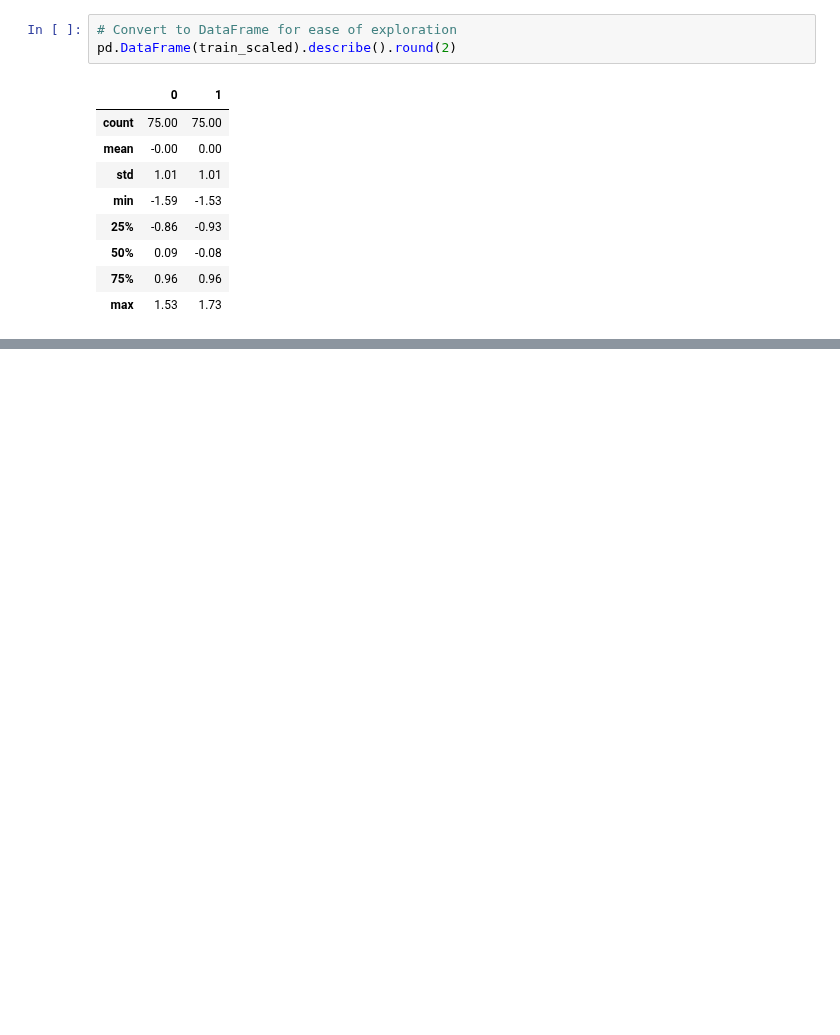
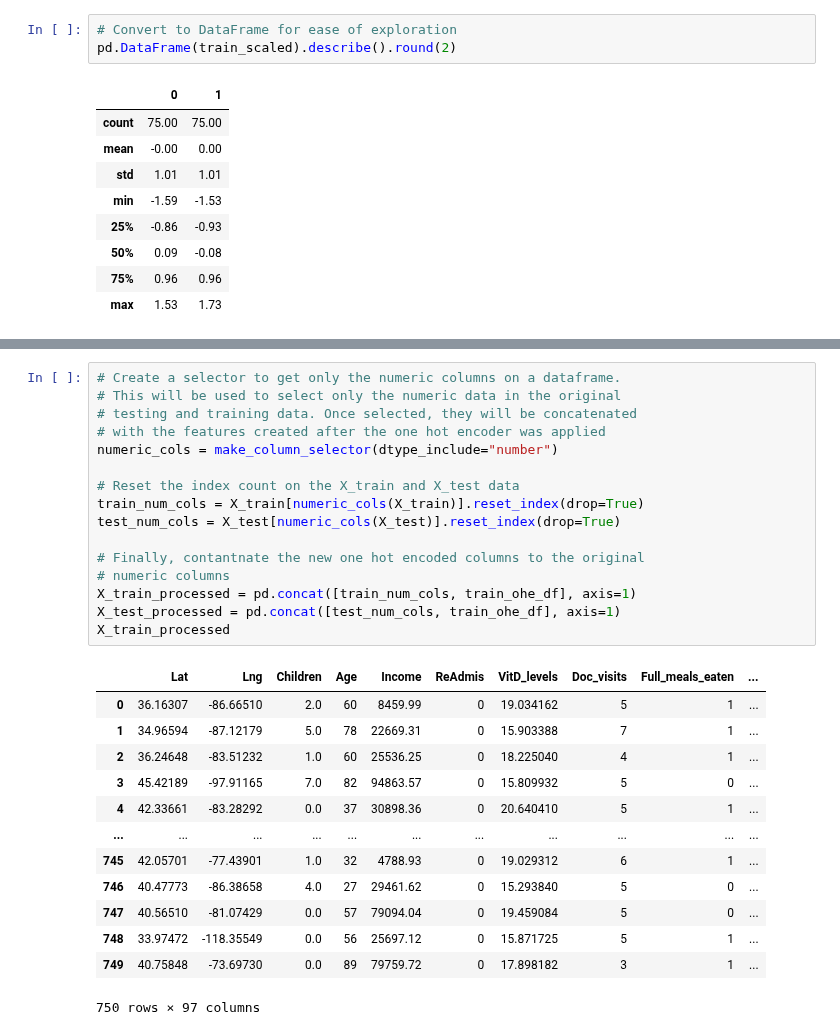
Before and after one commit to john-a-dixon/coding-dojo, a Jupyter notebook: Week 5/Readings.ipynb, the cells around one changed output, grey strips where cells are left out. Cells and saved outputs as stored; diff of their text form; blank space fills up the shorter version.

Commit message:
FINALLY done with this long section...

```diff
--- a/Week 5/Readings.ipynb
+++ b/Week 5/Readings.ipynb
@@ -229,0 +359,30 @@ pd.DataFrame(train_scaled).describe().round(2)
+# %%
+# Create a selector to get only the numeric columns on a dataframe.
+# This will be used to select only the numeric data in the original
+# testing and training data. Once selected, they will be concatenated
+# with the features created after the one hot encoder was applied
+numeric_cols = make_column_selector(dtype_include="number")
+
+# Reset the index count on the X_train and X_test data
+train_num_cols = X_train[numeric_cols(X_train)].reset_index(drop=True)
+test_num_cols = X_test[numeric_cols(X_test)].reset_index(drop=True)
+
+# Finally, contantnate the new one hot encoded columns to the original
+# numeric columns
+X_train_processed = pd.concat([train_num_cols, train_ohe_df], axis=1)
+X_test_processed = pd.concat([test_num_cols, train_ohe_df], axis=1)
+X_train_processed
+# %% [output]
+|  | Lat | Lng | Children | Age | Income | ReAdmis | VitD_levels | Doc_visits | Full_meals_eaten | ... |
+| 0 | 36.16307 | -86.66510 | 2.0 | 60 | 8459.99 | 0 | 19.034162 | 5 | 1 | ... |
+| 1 | 34.96594 | -87.12179 | 5.0 | 78 | 22669.31 | 0 | 15.903388 | 7 | 1 | ... |
+| 2 | 36.24648 | -83.51232 | 1.0 | 60 | 25536.25 | 0 | 18.225040 | 4 | 1 | ... |
+| 3 | 45.42189 | -97.91165 | 7.0 | 82 | 94863.57 | 0 | 15.809932 | 5 | 0 | ... |
+| 4 | 42.33661 | -83.28292 | 0.0 | 37 | 30898.36 | 0 | 20.640410 | 5 | 1 | ... |
+| ... | ... | ... | ... | ... | ... | ... | ... | ... | ... | ... |
+| 745 | 42.05701 | -77.43901 | 1.0 | 32 | 4788.93 | 0 | 19.029312 | 6 | 1 | ... |
+| 746 | 40.47773 | -86.38658 | 4.0 | 27 | 29461.62 | 0 | 15.293840 | 5 | 0 | ... |
+| 747 | 40.56510 | -81.07429 | 0.0 | 57 | 79094.04 | 0 | 19.459084 | 5 | 0 | ... |
+| 748 | 33.97472 | -118.35549 | 0.0 | 56 | 25697.12 | 0 | 15.871725 | 5 | 1 | ... |
+| 749 | 40.75848 | -73.69730 | 0.0 | 89 | 79759.72 | 0 | 17.898182 | 3 | 1 | ... |
+750 rows × 97 columns
```
Also changed, not shown: parts of 11 cells of this notebook.
